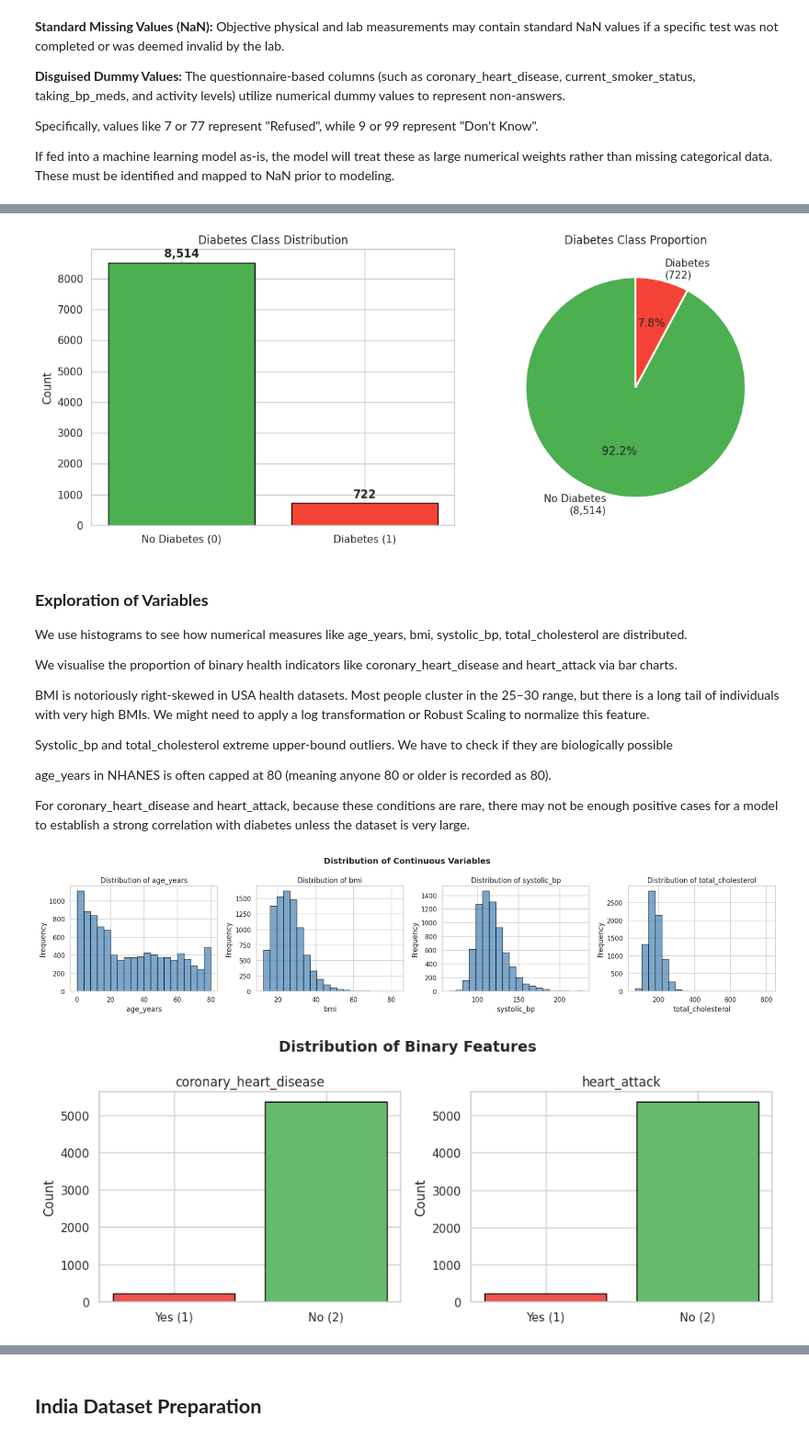
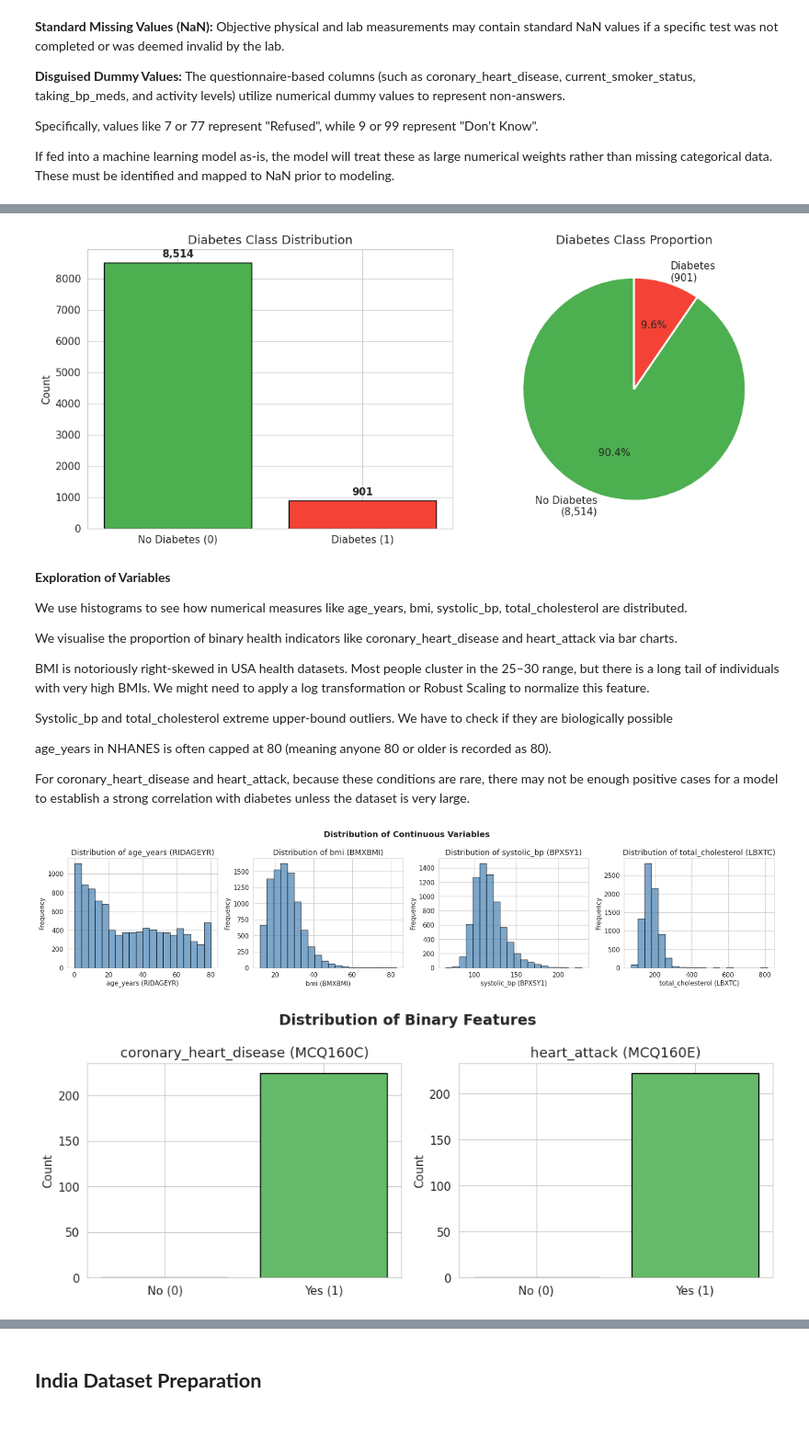
Before and after one commit to Ethan-Shak/SC3021_SDAB_Group_3, a Jupyter notebook: SC3021_Group_3.ipynb, the cells around one changed output, grey strips where cells are left out. Shown at 92% size. Cells and saved outputs as stored; diff of their text form; code cells hidden in the pictures.

```diff
--- a/SC3021_Group_3.ipynb
+++ b/SC3021_Group_3.ipynb
@@ -683,10 +508,0 @@ We convert them to integer types since decimal points are not meaningful for the
-# %%
-print("Data types before conversion:")
-display(df_USA_BRFSS.dtypes)
-
-# Convert all columns to int instead of float
-for col in df_USA_BRFSS.columns:
-    df_USA_BRFSS[col] = df_USA_BRFSS[col].astype(int)
-
-print("\nData types after conversion:")
-display(df_USA_BRFSS.dtypes)
@@ -1200,22 +1130,13 @@ If fed into a machine learning model as-is, the model will treat these as large
 The NHANES dataset primarily uses numerical codes (like 1, 2, 3, 7, 9) rather than "Yes"/"No" strings.
 # %%
-print("Data types before conversion:")
-display(df_USA_NHANES.dtypes)
-
 # 1. Convert categorical Yes(1)/No(2) columns to binary (0 = No, 1 = Yes)
 binary_mapping = {1: 1, 2: 0}
-diabetes_mapping = {1: 1, 2: 0, 3: 1} # Assuming borderline (3) is treated as positive/risk. Adjust if needed.
 
 yes_no_cols = ['coronary_heart_disease', 'heart_attack', 'taking_bp_meds', 'taking_cholesterol_meds']
 
 for col in yes_no_cols:
     if col in df_USA_NHANES.columns:
         df_USA_NHANES[col] = df_USA_NHANES[col].map(binary_mapping)
-
-# Map diabetes status separately due to the 'Borderline' (3) category
-if 'diabetes_status' in df_USA_NHANES.columns:
-    df_USA_NHANES['diabetes_status'] = df_USA_NHANES['diabetes_status'].map(diabetes_mapping)
-
 
 # 2. Convert categorical columns to 'category' dtype
 # NHANES uses numerical codes for categories (e.g., gender_code 1=Male, 2=Female)
@@ -1284,14 +1180,14 @@ We will need to make a structural decision regarding class 3 (Borderline)dependi
 # %%
-diabetes_mapping = {1: 'Diabetes (1)', 2: 'No Diabetes (0)', 3: 'Borderline (3)'}
+diabetes_mapping = {1: 1, 2: 0, 3: 1} # Assuming borderline (3) is treated as positive/risk. 7, 9 are already mapped to NaN
 
 # Apply mapping and drop unmapped values (like 7 or 9) to keep the visualization clean
-mapped_target = df_USA_NHANES['diabetes_status'].map(diabetes_mapping).dropna()
+mapped_target = df_USA_NHANES['diabetes_status (DIQ010)'].map(diabetes_mapping).dropna()
 vc = mapped_target.value_counts()
 
 fig, axes = plt.subplots(1, 2, figsize=(12, 5))
 
-val_no_diab = vc.get('No Diabetes (0)', 0)
-val_diab = vc.get('Diabetes (1)', 0)
+val_no_diab = vc.get(0.0, 0) # Use 0 as default if not found
+val_diab = vc.get(1.0, 0) # Use 0 as default if not found
 
 # Bar chart
 bars = axes[0].bar(['No Diabetes (0)', 'Diabetes (1)'],
@@ -1301,7 +1197,9 @@ axes[0].set_ylabel('Count')
 axes[0].set_title('Diabetes Class Distribution')
 
 for bar, val in zip(bars, [val_no_diab, val_diab]):
-    axes[0].text(bar.get_x() + bar.get_width()/2, bar.get_height() + (val_no_diab * 0.02),
+    # Prevent division by zero if val_no_diab is 0
+    text_offset = (val_no_diab * 0.02) if val_no_diab > 0 else 50 # Add a small default offset if 0
+    axes[0].text(bar.get_x() + bar.get_width()/2, bar.get_height() + text_offset,
                  f'{val:,}', ha='center', fontweight='bold')
 
 # Pie chart
@@ -1314,9 +1212,9 @@ axes[1].set_title('Diabetes Class Proportion')
 plt.tight_layout()
 plt.show()
 # %% [output]
-[figure, old version]
+[figure, new version]
 # %% [markdown]
-### **Exploration of Variables**
+**Exploration of Variables**
 
 We use histograms to see how numerical measures like age_years, bmi, systolic_bp, total_cholesterol are distributed.
 
@@ -1330,38 +1228,36 @@ age_years in NHANES is often capped at 80 (meaning anyone 80 or older is recorde
 
 For coronary_heart_disease and heart_attack, because these conditions are rare, there may not be enough positive cases for a model to establish a strong correlation with diabetes unless the dataset is very large.
 # %%
-continuous_cols = ['age_years', 'bmi', 'systolic_bp', 'total_cholesterol']
+continuous_cols = ['age_years (RIDAGEYR)', 'bmi (BMXBMI)', 'systolic_bp (BPXSY1)', 'total_cholesterol (LBXTC)']
 
 fig, axes = plt.subplots(1, 4, figsize=(18, 4))
 axes = axes.flatten()
 
 for i, col in enumerate(continuous_cols):
     axes[i].hist(df_USA_NHANES[col].dropna(), bins=20, color='steelblue', edgecolor='black', alpha=0.7)
     axes[i].set_title(f'Distribution of {col}')
     axes[i].set_xlabel(col)
     axes[i].set_ylabel('Frequency')
 
 plt.suptitle('Distribution of Continuous Variables', fontsize=14, fontweight='bold')
 plt.tight_layout()
 plt.show()
 
-binary_cols = ['coronary_heart_disease', 'heart_attack']
+binary_cols = ['coronary_heart_disease (MCQ160C)', 'heart_attack (MCQ160E)']
 
 fig, axes = plt.subplots(1, 2, figsize=(10, 4))
 axes = axes.flatten()
 
 for i, col in enumerate(binary_cols):
     counts = df_USA_NHANES[col].value_counts()
-    axes[i].bar(['Yes (1)', 'No (2)'],
-    [counts.get(1, 0), counts.get(2, 0)],
-    color=['#EF5350', '#66BB6A'], edgecolor='black')
-
+    axes[i].bar(['No (0)', 'Yes (1)'], [counts.get(0, 0), counts.get(1, 0)],
+                color=['#EF5350', '#66BB6A'], edgecolor='black')
     axes[i].set_title(col)
     axes[i].set_ylabel('Count')
 
 plt.suptitle('Distribution of Binary Features', fontsize=14, fontweight='bold')
 plt.tight_layout()
 plt.show()
 # %% [output]
-[figure, old version]
+[figure, new version]
-[figure, old version]
+[figure, new version]
```
Also changed, not shown: parts of 227 cells of this notebook.
